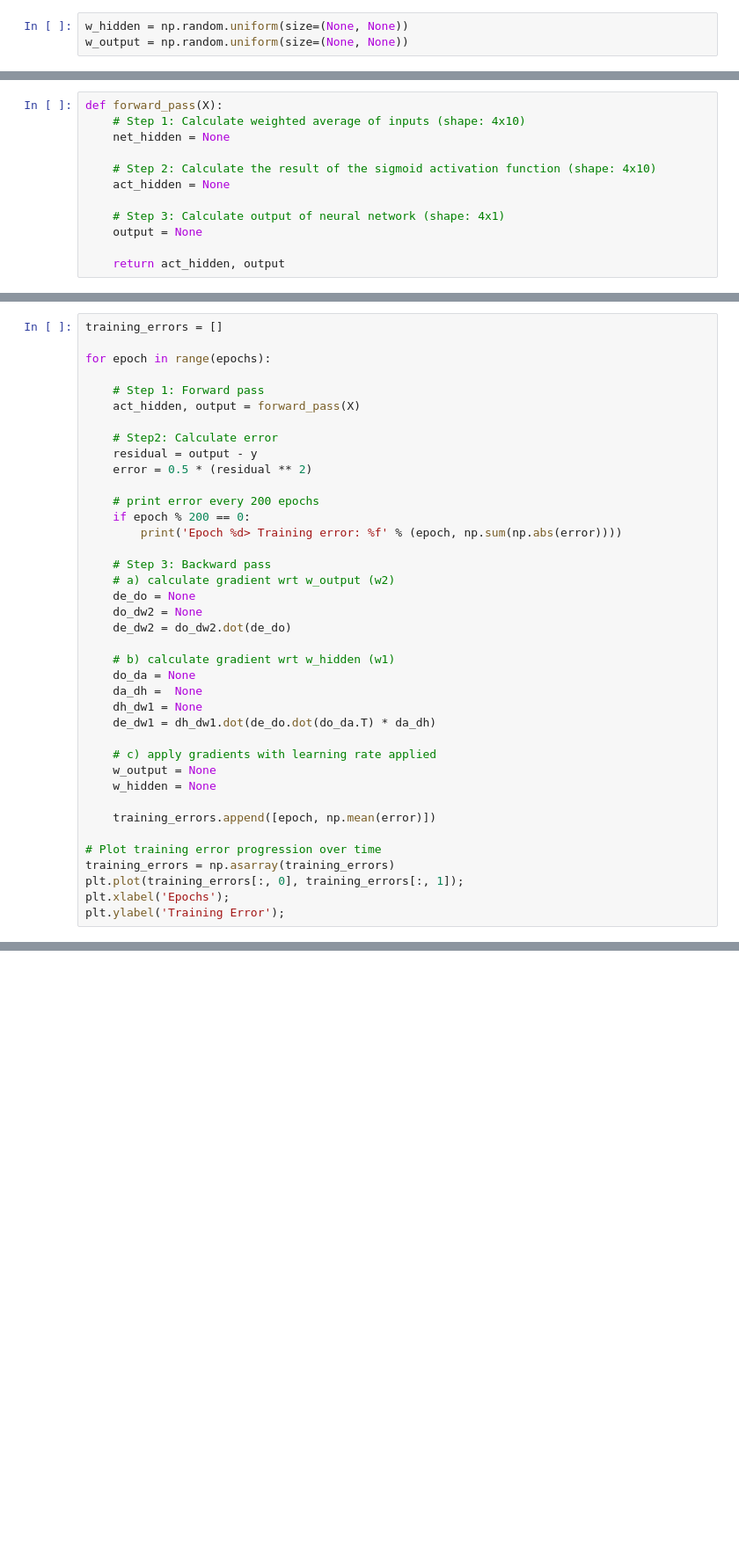
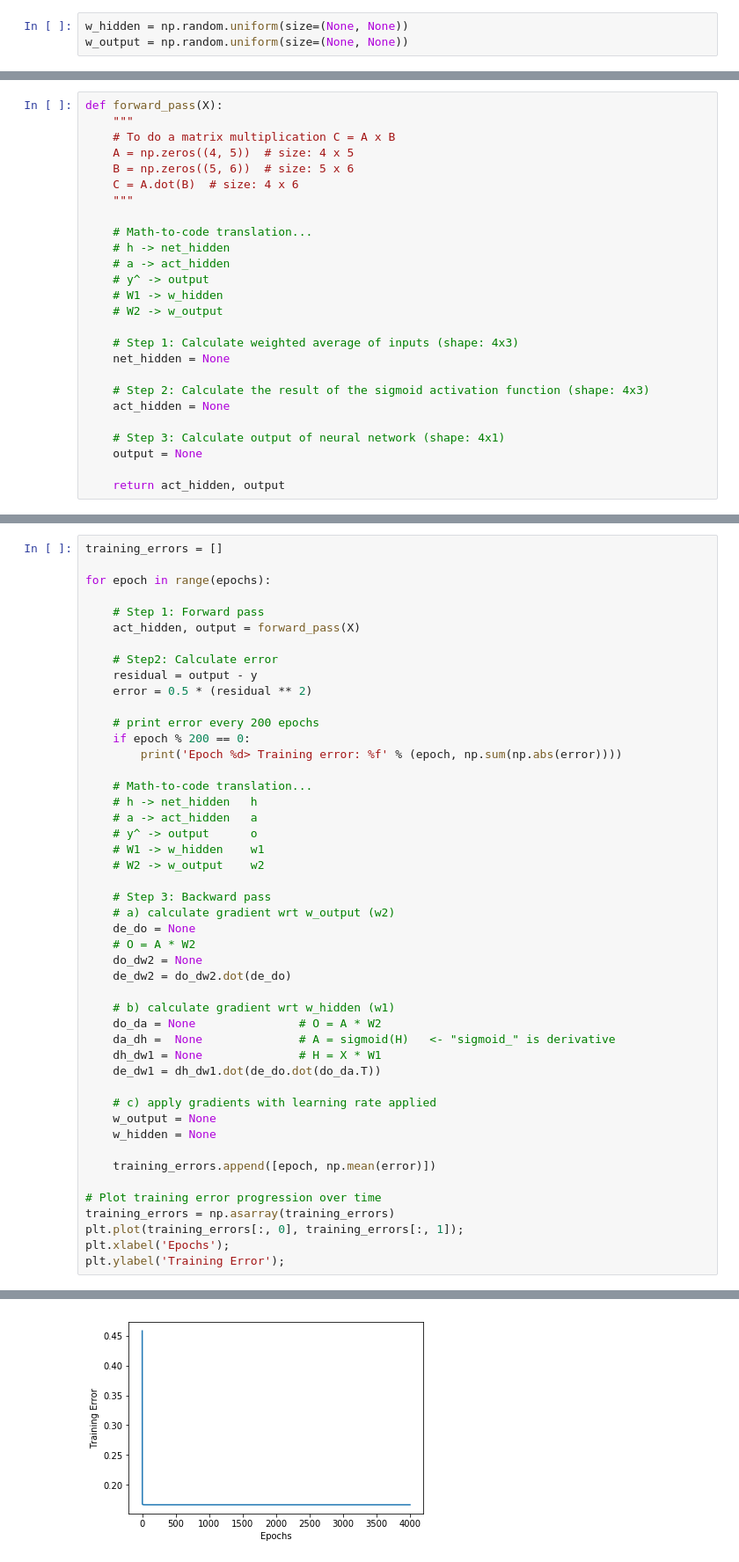
Before and after one commit to jtj21/ComputationalInteraction18, a Jupyter notebook: Otmar/Otmar a (XOR MLP).ipynb, the cells around one changed output, grey strips where cells are left out. Shown at 88% size. Drawn from its saved outputs; the diff is of its cells as text; blank space fills up the shorter version.

```diff
--- a/Otmar/Otmar a (XOR MLP).ipynb
+++ b/Otmar/Otmar a (XOR MLP).ipynb
@@ -185,10 +189,24 @@ $$\mathbf{h} = \mathbf{X}\mathbf{W}_1 $$
 </div>
 # %%
 def forward_pass(X):
-    # Step 1: Calculate weighted average of inputs (shape: 4x10)
+    """
+    # To do a matrix multiplication C = A x B
+    A = np.zeros((4, 5))  # size: 4 x 5
+    B = np.zeros((5, 6))  # size: 5 x 6
+    C = A.dot(B)  # size: 4 x 6
+    """
+
+    # Math-to-code translation...
+    # h -> net_hidden
+    # a -> act_hidden
+    # y^ -> output
+    # W1 -> w_hidden
+    # W2 -> w_output
+
+    # Step 1: Calculate weighted average of inputs (shape: 4x3)
     net_hidden = None
 
-    # Step 2: Calculate the result of the sigmoid activation function (shape: 4x10)
+    # Step 2: Calculate the result of the sigmoid activation function (shape: 4x3)
     act_hidden = None
 
     # Step 3: Calculate output of neural network (shape: 4x1)
@@ -255,17 +273,25 @@ for epoch in range(epochs):
     if epoch % 200 == 0:
         print('Epoch %d> Training error: %f' % (epoch, np.sum(np.abs(error))))
 
+    # Math-to-code translation...
+    # h -> net_hidden   h
+    # a -> act_hidden   a
+    # y^ -> output      o
+    # W1 -> w_hidden    w1
+    # W2 -> w_output    w2
+
     # Step 3: Backward pass
     # a) calculate gradient wrt w_output (w2)
     de_do = None
+    # O = A * W2
     do_dw2 = None
     de_dw2 = do_dw2.dot(de_do)
 
     # b) calculate gradient wrt w_hidden (w1)
-    do_da = None
-    da_dh =  None
-    dh_dw1 = None
-    de_dw1 = dh_dw1.dot(de_do.dot(do_da.T) * da_dh)
+    do_da = None               # O = A * W2
+    da_dh =  None              # A = sigmoid(H)   <- "sigmoid_" is derivative
+    dh_dw1 = None              # H = X * W1
+    de_dw1 = dh_dw1.dot(de_do.dot(do_da.T))
 
     # c) apply gradients with learning rate applied
     w_output = None
@@ -278,3 +304,4 @@ training_errors = np.asarray(training_errors)
 plt.plot(training_errors[:, 0], training_errors[:, 1]);
 plt.xlabel('Epochs');
 plt.ylabel('Training Error');
+# %% [output]
@@ -281,3 +325,4 @@ plt.ylabel('Training Error');
+[figure, added]
 # %% [markdown]
 If everything is correct the error should be going down. Play around with epochs and learning rate to get a feeling of what is going on here (make sure to re-run the cell initializing the weights).
 
```
Also changed, not shown: parts of 7 cells of this notebook, 3 other files.
